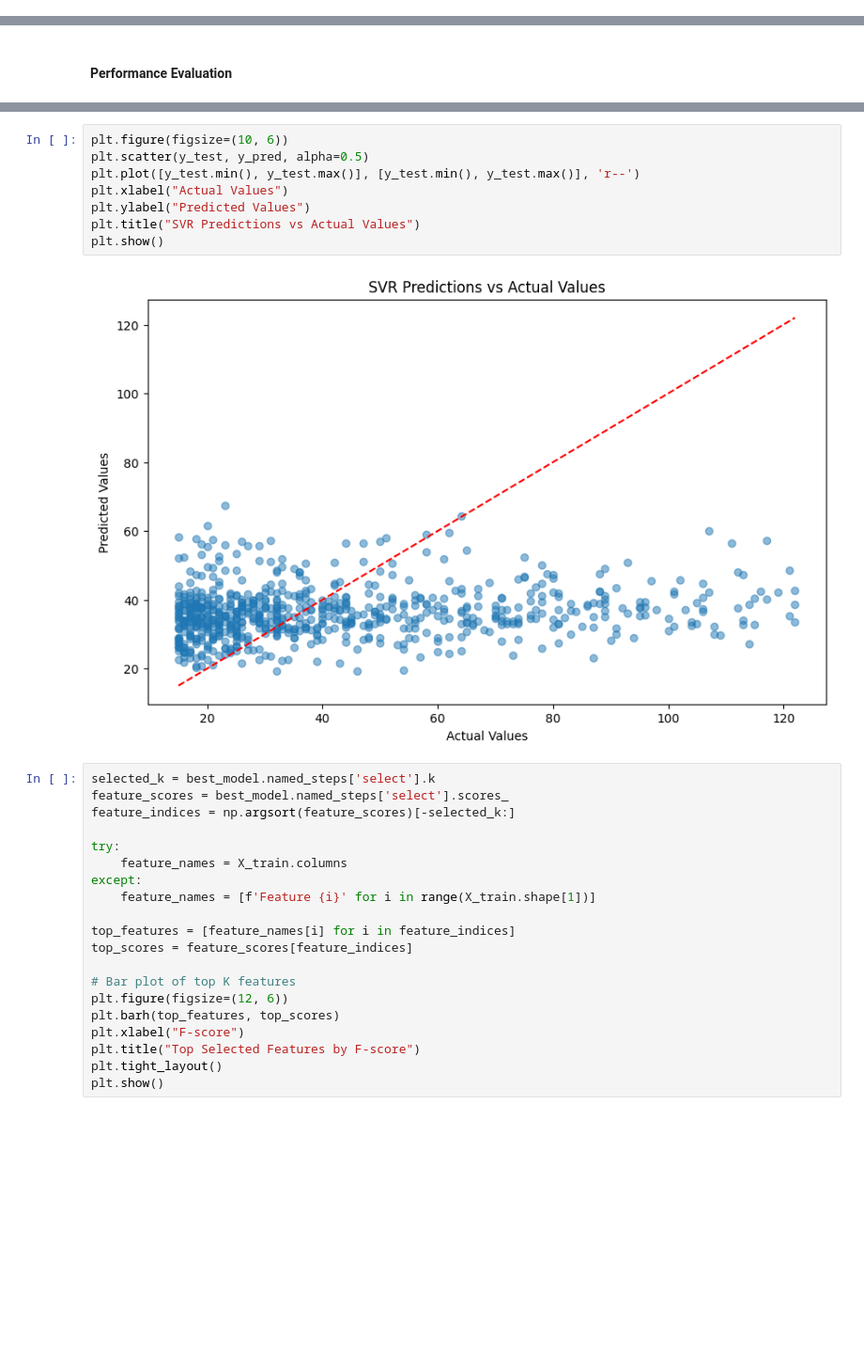
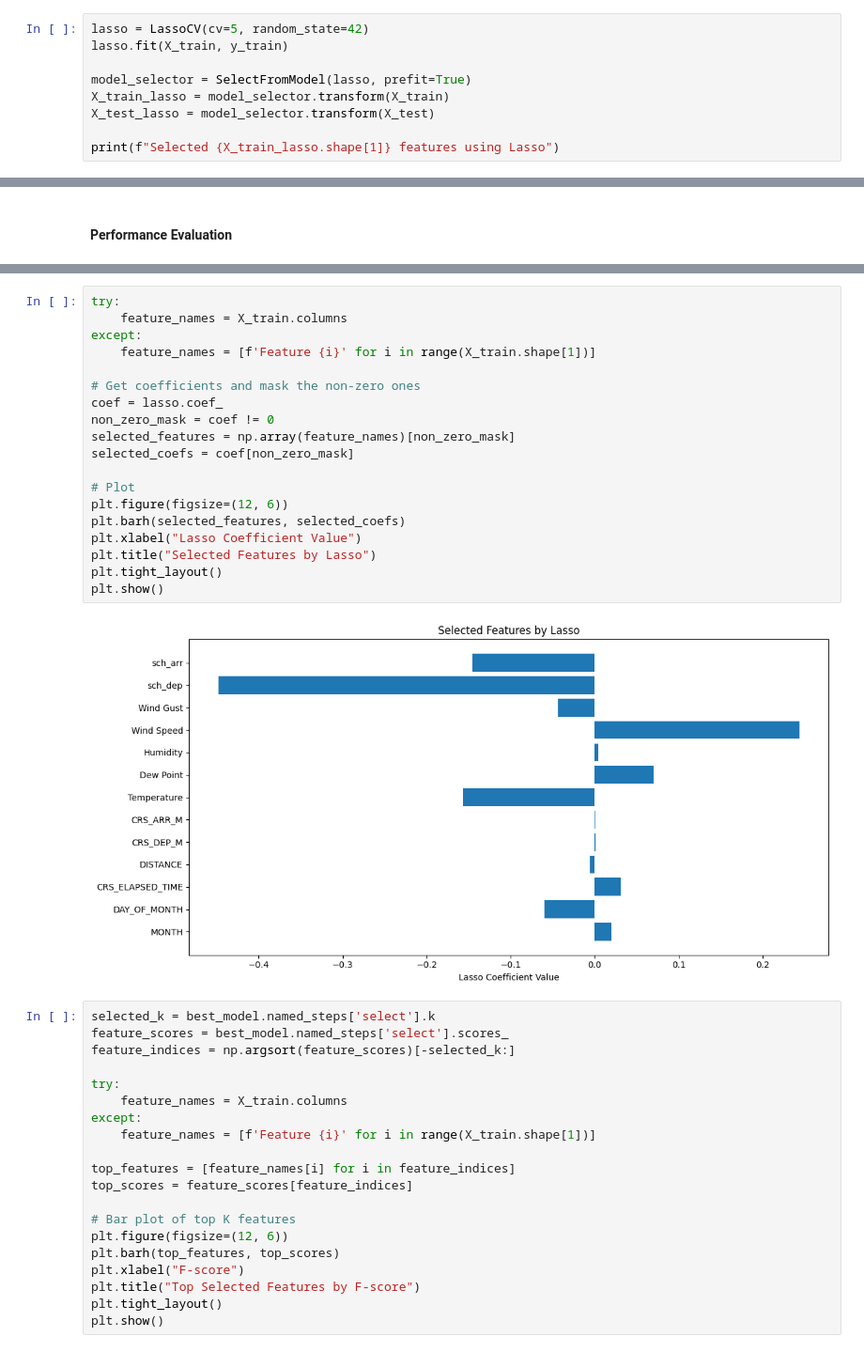
Before and after one commit to Josiah-Lam/Flight-delay, a Jupyter notebook: classification-model/SVR.ipynb, the cells around one changed output, grey strips where cells are left out. Shown at 94% size. Cells and saved outputs as stored; diff of their text form; blank space fills up the shorter version.

```diff
--- a/classification-model/SVR.ipynb
+++ b/classification-model/SVR.ipynb
@@ -73,0 +78,9 @@ X_train, X_test, y_train, y_test = train_test_split(X, y, test_size=0.2, random_
+# %%
+lasso = LassoCV(cv=5, random_state=42)
+lasso.fit(X_train, y_train)
+
+model_selector = SelectFromModel(lasso, prefit=True)
+X_train_lasso = model_selector.transform(X_train)
+X_test_lasso = model_selector.transform(X_test)
+
+print(f"Selected {X_train_lasso.shape[1]} features using Lasso")
@@ -141,13 +152,24 @@ Average Predicted Time: 0.60 minutes
-# %%
-plt.figure(figsize=(10, 6))
-plt.scatter(y_test, y_pred, alpha=0.5)
-plt.plot([y_test.min(), y_test.max()], [y_test.min(), y_test.max()], 'r--')
-plt.xlabel("Actual Values")
-plt.ylabel("Predicted Values")
-plt.title("SVR Predictions vs Actual Values")
-plt.show()
-# %% [output]
-[figure, removed]
+# %%
+try:
+    feature_names = X_train.columns
+except:
+    feature_names = [f'Feature {i}' for i in range(X_train.shape[1])]
+
+# Get coefficients and mask the non-zero ones
+coef = lasso.coef_
+non_zero_mask = coef != 0
+selected_features = np.array(feature_names)[non_zero_mask]
+selected_coefs = coef[non_zero_mask]
+
+# Plot
+plt.figure(figsize=(12, 6))
+plt.barh(selected_features, selected_coefs)
+plt.xlabel("Lasso Coefficient Value")
+plt.title("Selected Features by Lasso")
+plt.tight_layout()
+plt.show()
+# %% [output]
+[figure, added]
 # %%
 selected_k = best_model.named_steps['select'].k
 feature_scores = best_model.named_steps['select'].scores_
```
Also changed, not shown: parts of 10 cells of this notebook.
